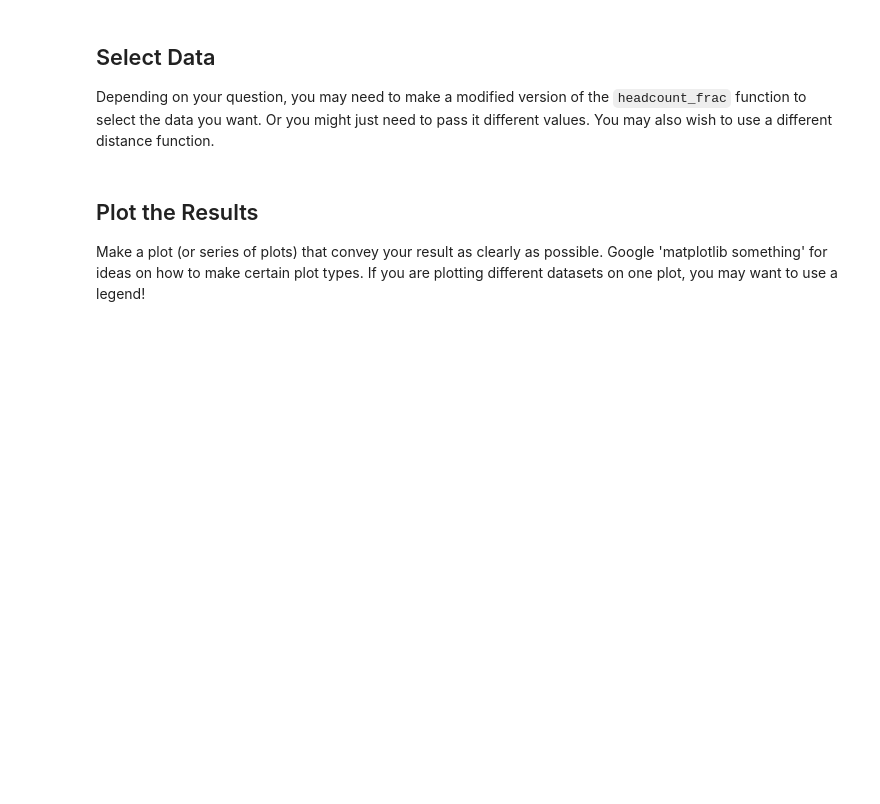
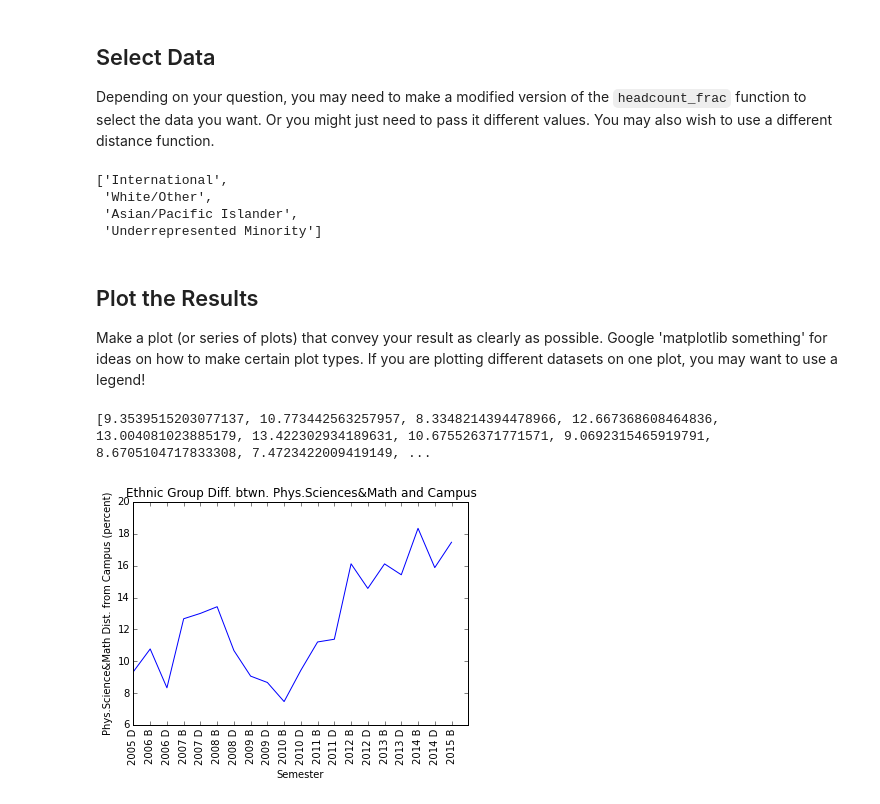
Before and after one commit to leyldy/DataDiversity, a Jupyter notebook: workshops/python_workshops/Sept21/Measuring_Diversity.ipynb, the cells around one changed output. Cells and saved outputs as stored; diff of their text form; code cells hidden in the pictures; blank space fills up the shorter version.

Commit message:
homework for DataPlots

````diff
--- a/workshops/python_workshops/Sept21/Measuring_Diversity.ipynb
+++ b/workshops/python_workshops/Sept21/Measuring_Diversity.ipynb
@@ -325,6 +356,41 @@ Google 'python listdir' and use it to get a list of all of the csv files in the
 # %% [markdown]
 ## Select Data
 Depending on your question, you may need to make a modified version of the ```headcount_frac``` function to select the data you want. Or you might just need to pass it different values. You may also wish to use a different distance function.
+# %%
+folder = 'data'
+filename = 'CensusEquityComparisonData-PhysicalSciencesAndMath.csv'
+baseline = 'CensusEquityComparisonData-CampusTotal.csv'
+df = pd.read_csv(os.path.join(folder, filename))
+df_baseline = pd.read_csv(os.path.join(folder, baseline))
+
+ethnic_group = list(set(df[cols[5]]))
+ethnic_group
+# %% [output]
+['International',
+ 'White/Other',
+ 'Asian/Pacific Islander',
+ 'Underrepresented Minority']
 # %% [markdown]
 ## Plot the Results
 Make a plot (or series of plots) that convey your result as clearly as possible. Google 'matplotlib something' for ideas on how to make certain plot types. If you are plotting different datasets on one plot, you may want to use a legend!
+# %%
+PhysicalScienceMath_vs_Campus = {} # dictionary for data
+
+for semester in semesters:
+    data = headcount_percent(df, semester, cols[5], ethnic_group)
+    baseline = headcount_percent(df_baseline, semester, cols[5], ethnic_group)
+    PhysicalScienceMath_vs_Campus[semester] = distance(data, baseline)
+# %%
+labels = sorted(PhysicalScienceMath_vs_Campus.keys())
+vals = [PhysicalScienceMath_vs_Campus[key] for key in labels] #returns the distances
+ticks = range(len(labels)) #assigning chronological order of indices for # of sems (20)
+# %% [output]
+[9.3539515203077137, 10.773442563257957, 8.3348214394478966, 12.667368608464836, 13.004081023885179, 13.422302934189631, 10.675526371771571, 9.0692315465919791, 8.6705104717833308, 7.4723422009419149, ...
+# %%
+plt.plot(vals)
+plt.ylabel('Phys.Science&Math Dist. from Campus (percent)')
+plt.xlabel('Semester')
+plt.title('Ethnic Group Diff. btwn. Phys.Sciences&Math and Campus')
+p = plt.xticks(ticks, labels, rotation='vertical')
+# %% [output]
+[figure, added]
````
Also changed, not shown: parts of 9 cells of this notebook, 1 other file.
